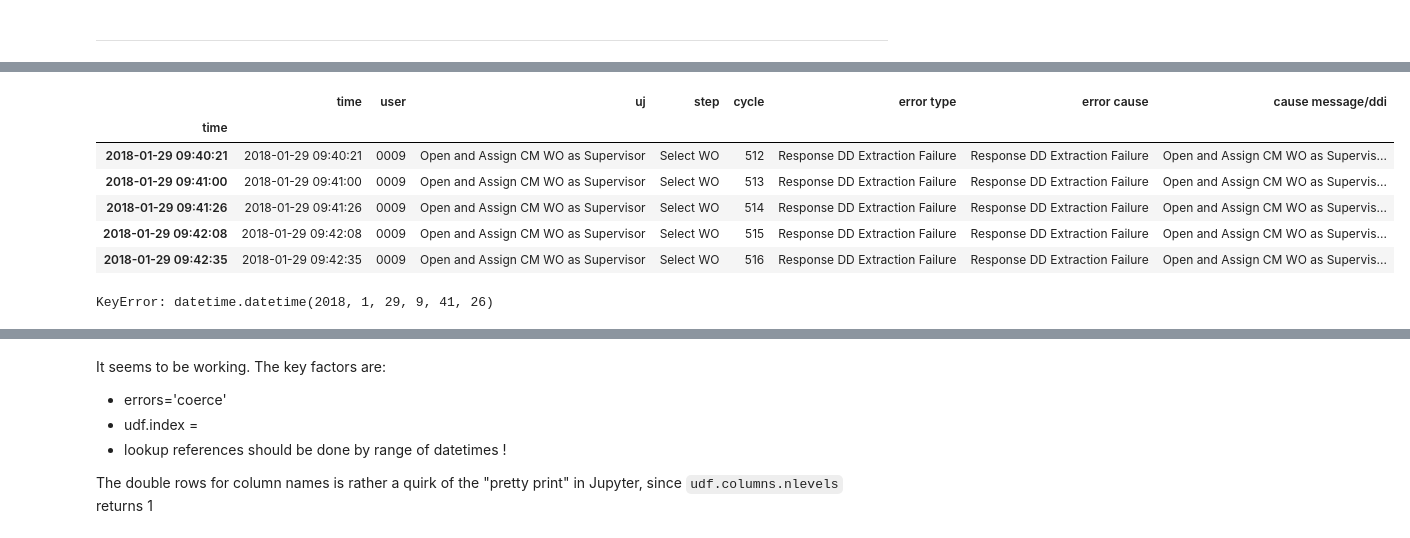
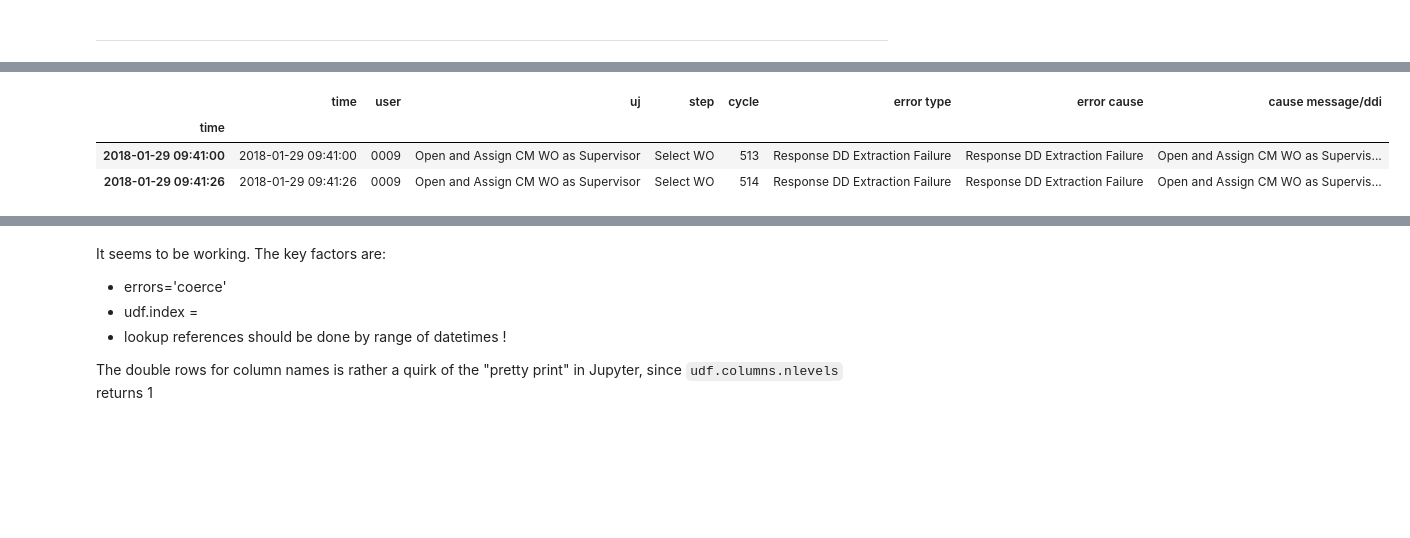
Before and after one commit to bobev18/errlogana, a Jupyter notebook: Log Error Analysis.ipynb, the cells around one changed output, grey strips where cells are left out. Drawn from its saved outputs; the diff is of its cells as text; code cells hidden in the pictures; blank space fills up the shorter version.

```diff
--- a/Log Error Analysis.ipynb
+++ b/Log Error Analysis.ipynb
@@ -270,33 +267,15 @@ class VirtualUser():
         def surgery(ordered_dict, index, insertion):
             return OrderedDict(list(ordered_dict.items())[:index] +
                                list(insertion.items()) +
-                               list(ordered_dict.items())[index+1:])
+                               list(ordered_dict.items())[index:])
 
         lead_error_info = surgery(lead_error_info, 2, {'total errors': user.error_count})
         lead_error_info = surgery(lead_error_info, -2, max_loop_info)
 
-#         lead_error_info['total errors'] = user.error_count
         return lead_error_info
 
-    def show_errors(self):
-        return pd.DataFrame([ z.show() for z in self.errors ])
-
-    def plot_user_errors(self, period='h', plot_params=None):
-#         period = {
-#                   'h': lambda x: x.hour,
-#                   'm': lambda x: x.minute,
-#                   's': lambda x: x.second,
-#                  }[period]
-#         user_df = self.show_errors()
-#         user_df["time"] = pd.to_datetime(user_df["time"])
-#         per_hr = user_df.groupby(user_df['time'].apply(period)).user.count()
-#         per_hr.plot('bar', color='b');
-
-        user_df = self.show_errors()
-        user_df["time"] = pd.to_datetime(user_df["time"])
-        encoded_periods = {'h': 1, 'm': 2, 's': 3}
-        period_list = lambda x: [x.dt.hour, x.dt.minute, x.dt.second, None][:encoded_periods[period]]
-        per_period = user_df.groupby(period_list(user_df["time"])).user.count()
-        if not plot_params:
-            plot_params = {'kind': 'line', 'title' : 'errors per ' + period, 'figsize': (15, 9) }#  'style': ['-.'], }
-        plot_it(per_period, plot_params)
+    def get_errors(self):
+        result = pd.DataFrame([ z.show() for z in self.errors ])
+        result.index = pd.to_datetime(result.time, errors='coerce')
+        result.drop(columns=['time'])
+        return result
@@ -482,6 +497,2 @@ cause Warning Message has count 93
 # %% [markdown]
 Info on the "lead" errors for the longest error-loop or, if no error-loop, the first error for the user:
-# %%
-pd.options.display.max_rows = 999
-pd.options.display.max_colwidth = 999
-data
@@ -526,0 +511,3 @@ vusers['0009'].plot_user_errors('h') #, plot_params={'kind': 'line', 'figsize':
+# %%
+errs9 = vusers['0009'].get_errors()
+errs9
@@ -542,17 +564,7 @@ udf.head(5)
 # %%
-udf[datetime(2018, 1, 29, 9, 40):]
+errs9['2018-1-29 9:41']
 # %% [output]
 |  | time | user | uj | step | cycle | error type | error cause | cause message/ddi |
 | time |  |  |  |  |  |  |  |  |
-| 2018-01-29 09:40:21 | 2018-01-29 09:40:21 | 0009 | Open and Assign CM WO as Supervisor | Select WO | 512 | Response DD Extraction Failure | Response DD Extraction Failure | Open and Assign CM WO as Supervis... |
 | 2018-01-29 09:41:00 | 2018-01-29 09:41:00 | 0009 | Open and Assign CM WO as Supervisor | Select WO | 513 | Response DD Extraction Failure | Response DD Extraction Failure | Open and Assign CM WO as Supervis... |
 | 2018-01-29 09:41:26 | 2018-01-29 09:41:26 | 0009 | Open and Assign CM WO as Supervisor | Select WO | 514 | Response DD Extraction Failure | Response DD Extraction Failure | Open and Assign CM WO as Supervis... |
-| 2018-01-29 09:42:08 | 2018-01-29 09:42:08 | 0009 | Open and Assign CM WO as Supervisor | Select WO | 515 | Response DD Extraction Failure | Response DD Extraction Failure | Open and Assign CM WO as Supervis... |
-| 2018-01-29 09:42:35 | 2018-01-29 09:42:35 | 0009 | Open and Assign CM WO as Supervisor | Select WO | 516 | Response DD Extraction Failure | Response DD Extraction Failure | Open and Assign CM WO as Supervis... |
-# %%
-try:
-    udf[datetime(2018, 1, 29, 9, 41, 26)]
-except KeyError:
-    print('KeyError: datetime.datetime(2018, 1, 29, 9, 41, 26)')
-# %% [output]
-KeyError: datetime.datetime(2018, 1, 29, 9, 41, 26)
```
Also changed, not shown: parts of 49 cells of this notebook.
